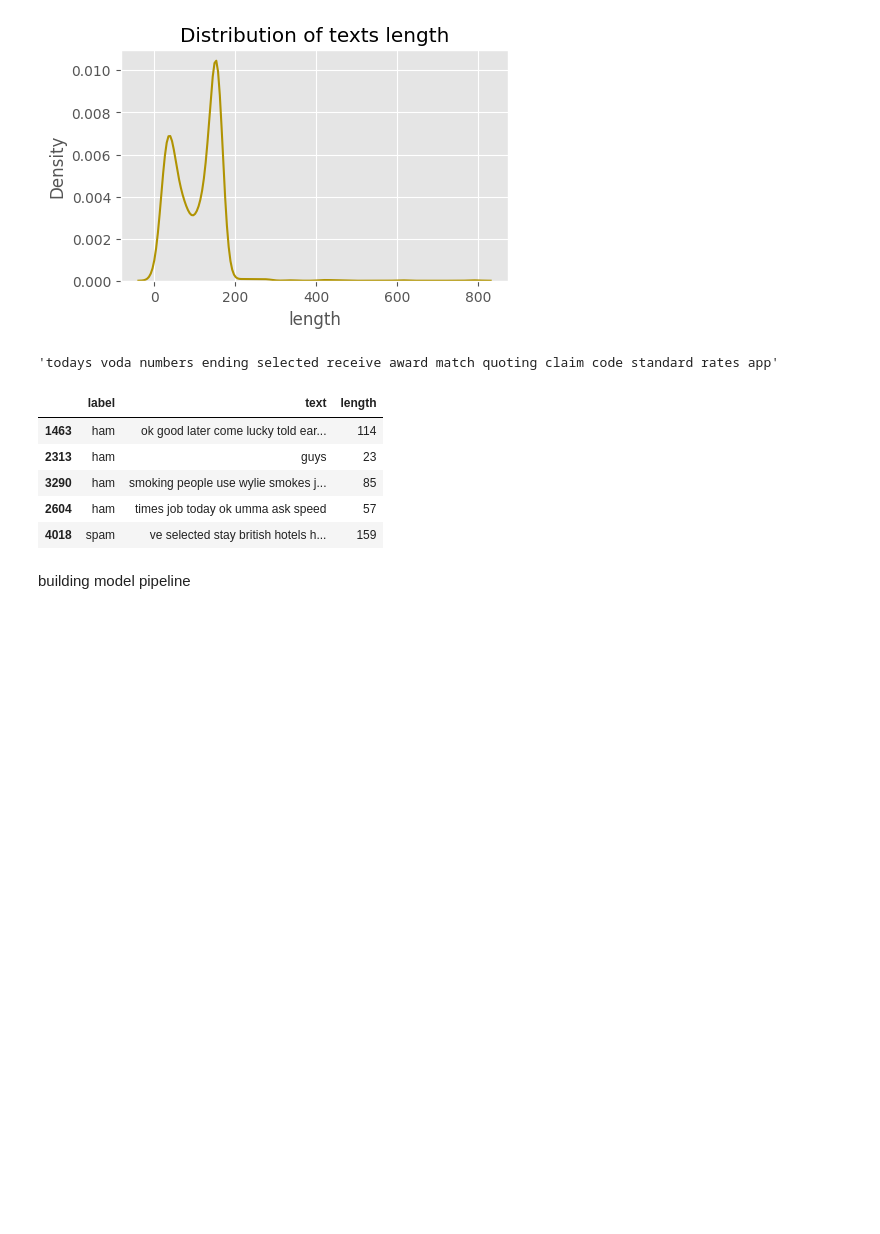
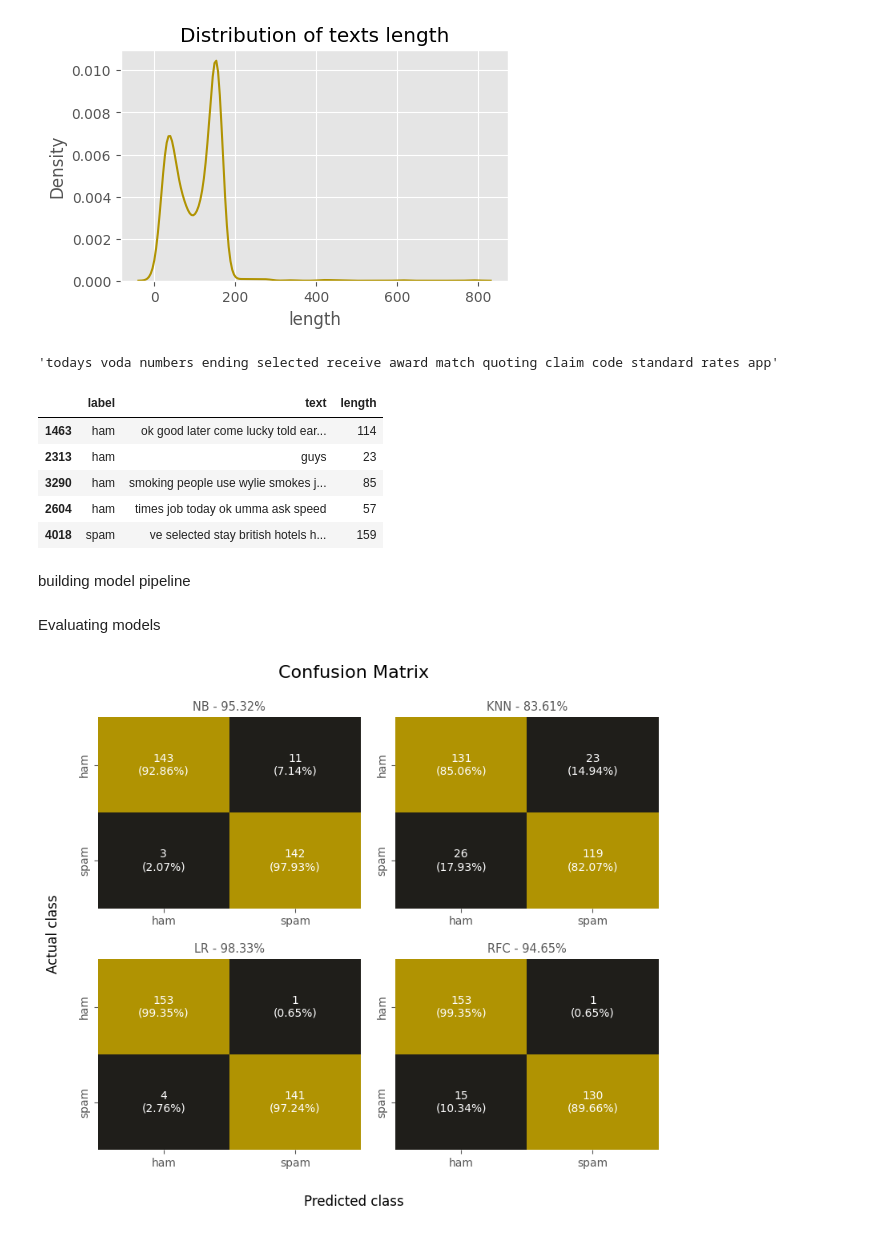
Before and after one commit to Priya-gawhane/CODSOFT, a Jupyter notebook: Spam_SMS_detection.ipynb, the cells around one changed output. Drawn from its saved outputs; the diff is of its cells as text; code cells hidden in the pictures; blank space fills up the shorter version.

```diff
--- a/Spam_SMS_detection.ipynb
+++ b/Spam_SMS_detection.ipynb
@@ -147,3 +147,19 @@ models = {
     "lr": build_model_pipeline(LogisticRegression(solver="liblinear"), "lr").fit(x_train, y_train),
     "rfc": build_model_pipeline(RandomForestClassifier(max_depth=10), "rfc").fit(x_train, y_train)
 }
+# %% [markdown]
+Evaluating models
+# %%
+fig = plt.figure(figsize=(8, 7))
+
+for i, (model_name, model) in enumerate(models.items(), start=1):
+    ax = fig.add_subplot(2, 2, i, mouseover=True)
+    plot_confusion_matrix(model, x_test, y_test, ax, name = model_name)
+fig.supxlabel("Predicted class")
+fig.supylabel("Actual class", x=0.02)
+fig.suptitle("Confusion Matrix", size=16)
+plt.tight_layout(pad=1.4)
+fig.patch.set_alpha(0)
+plt.show()
+# %% [output]
+[figure, added]
```
Also changed, not shown: parts of 3 cells of this notebook.
